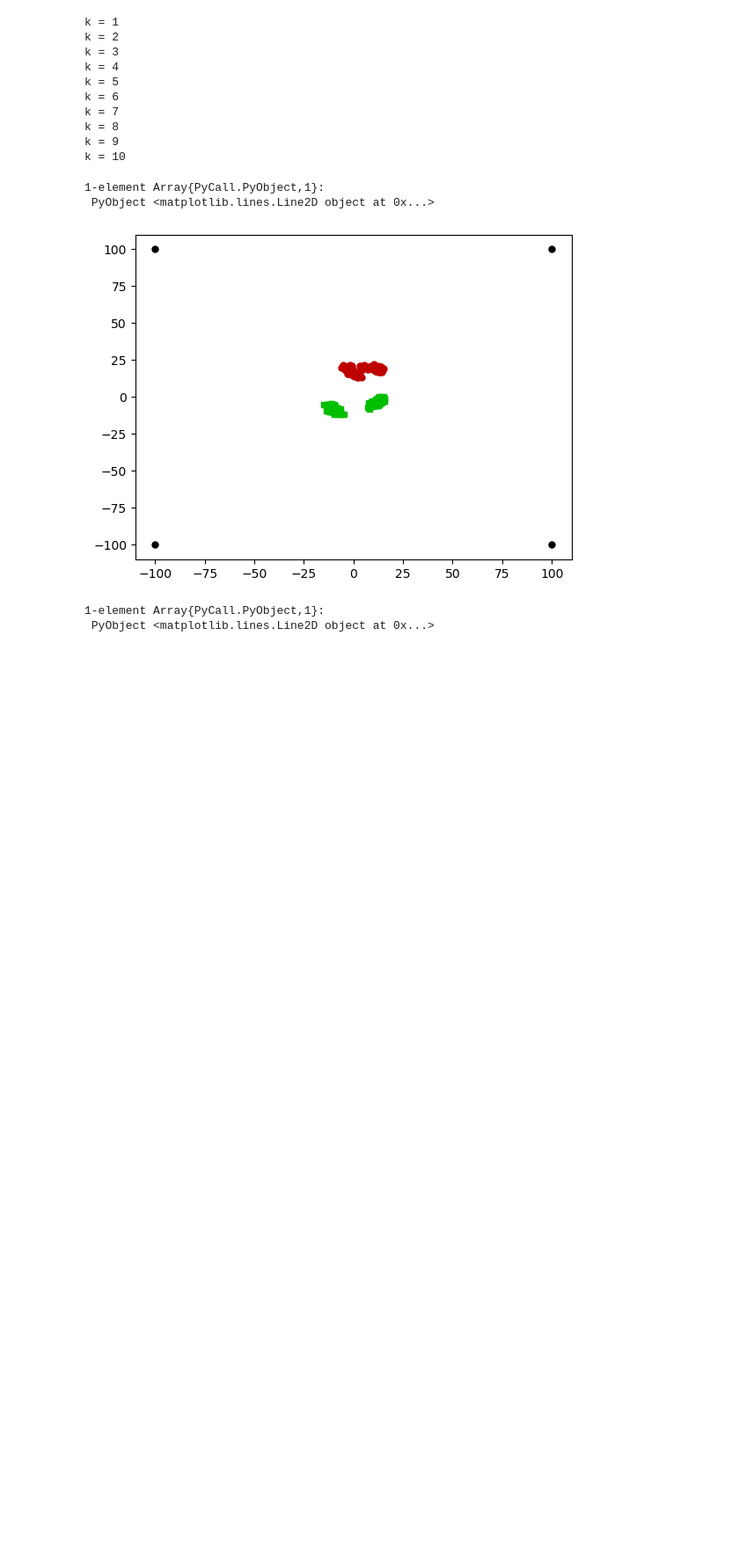
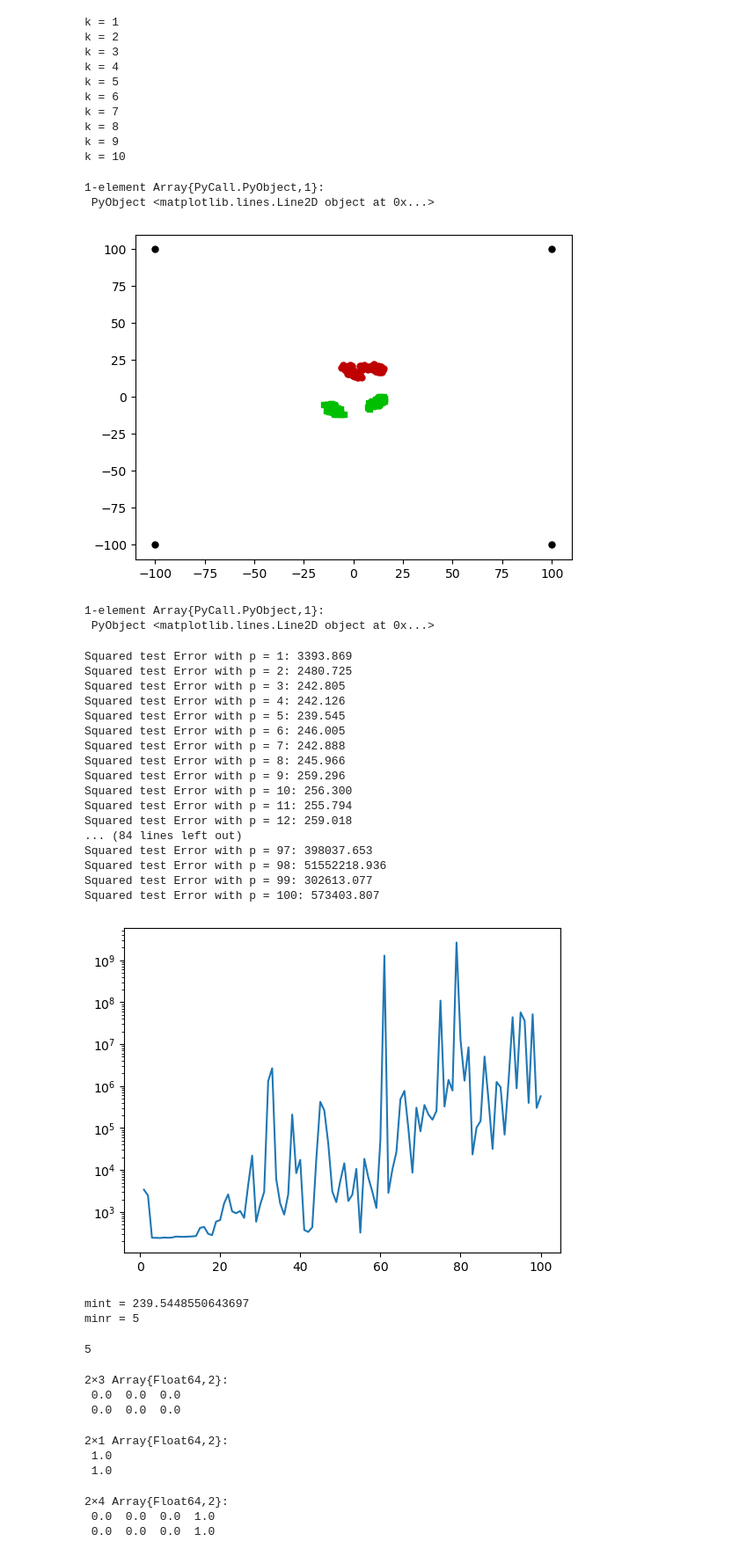
Before and after one commit to ZijiaZhang/CPSC340Assignments, a Jupyter notebook: A3/a3/Untitled.ipynb, the cells around one changed output. Shown at 88% size. Cells and saved outputs as stored; diff of their text form; code cells hidden in the pictures; blank space fills up the shorter version.

```diff
--- a/A3/a3/Untitled.ipynb
+++ b/A3/a3/Untitled.ipynb
@@ -48,3 +48,45 @@ include("example_dbCluster.jl")
 [figure]
 1-element Array{PyCall.PyObject,1}:
  PyObject <matplotlib.lines.Line2D object at 0x...>
+# %%
+include("example_nonLinear.jl")
+# %% [output]
+Squared test Error with p = 1: 3393.869
+Squared test Error with p = 2: 2480.725
+Squared test Error with p = 3: 242.805
+Squared test Error with p = 4: 242.126
+Squared test Error with p = 5: 239.545
+Squared test Error with p = 6: 246.005
+Squared test Error with p = 7: 242.888
+Squared test Error with p = 8: 245.966
+Squared test Error with p = 9: 259.296
+Squared test Error with p = 10: 256.300
+Squared test Error with p = 11: 255.794
+Squared test Error with p = 12: 259.018
+... (84 lines left out)
+Squared test Error with p = 97: 398037.653
+Squared test Error with p = 98: 51552218.936
+Squared test Error with p = 99: 302613.077
+Squared test Error with p = 100: 573403.807
+[figure, added]
+mint = 239.5448550643697
+minr = 5
+5
+# %%
+x = zeros(2,3)
+# %% [output]
+2×3 Array{Float64,2}:
+ 0.0  0.0  0.0
+ 0.0  0.0  0.0
+# %%
+v = ones(2,1)
+# %% [output]
+2×1 Array{Float64,2}:
+ 1.0
+ 1.0
+# %%
+[x v]
+# %% [output]
+2×4 Array{Float64,2}:
+ 0.0  0.0  0.0  1.0
+ 0.0  0.0  0.0  1.0
```
Also changed, not shown: 12 other files.
